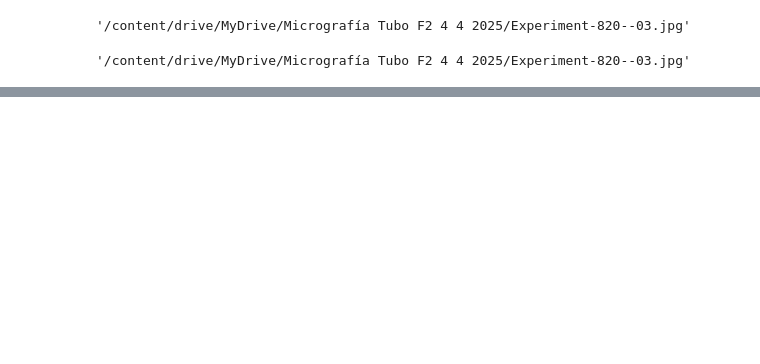
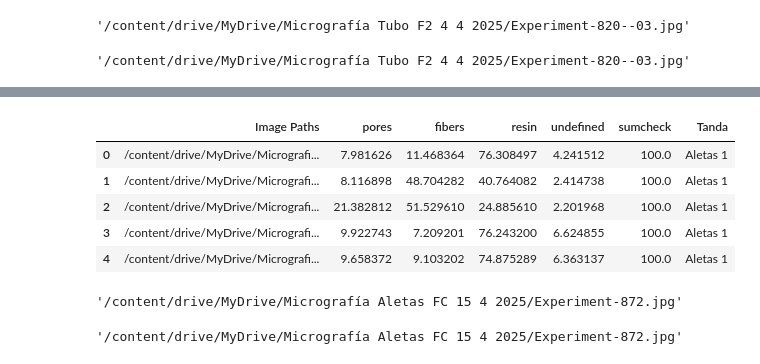
Before and after one commit to ichiP245/micrography-imgpro, a Jupyter notebook: ArchivosEntrega01/Entrega01.ipynb, the cells around one changed output, grey strips where cells are left out. Cells and saved outputs as stored; diff of their text form; code cells hidden in the pictures; blank space fills up the shorter version.

Commit message:
Agregada la lectura de aletas

```diff
--- a/ArchivosEntrega01/Entrega01.ipynb
+++ b/ArchivosEntrega01/Entrega01.ipynb
@@ -539,0 +542,9 @@ list_path_imgs_3[0]
+# %%
+folder_path_aletas = '/content/drive/MyDrive/Micrografía Aletas FC 15 4 2025'
+list_path_aletas = []
+for item_name in os.listdir(folder_path_aletas):
+    item_path = os.path.join(folder_path_aletas, item_name)
+    if os.path.isfile(item_path):
+        list_path_aletas.append(item_path)
+    elif os.path.isdir(item_path):
+        print(f"Directory: {item_name}")
@@ -539,0 +586,10 @@ list_path_imgs_3[0]
+# %%
+list_img_aletas = []
+for img_path in list_path_aletas:
+  if '872' in img_path:
+    # Recortamos la imagen
+    img_aleta = read_and_crop_image(img_path)
+  else:
+    img_aleta = cv2.imread(img_path)
+  img_aleta = cv2.cvtColor(img_aleta, cv2.COLOR_RGB2GRAY)
+  list_img_aletas.append(img_aleta)
@@ -539,0 +604,8 @@ list_path_imgs_3[0]
+# %%
+dict_results_aletas = dict()
+for i in range(len(list_path_aletas)):
+  path_image = list_path_aletas[i]
+  grayscale_image = list_img_aletas[i]
+  perc = getMeResults_bis(grayscale_image, global_parameters)
+  dict_results_aletas[path_image] = perc
+  print(f"Image number {i}: {list_path_aletas[i]} COMPLETED")
@@ -539,0 +630,5 @@ list_path_imgs_3[0]
+# %%
+df_results_aletas = pd.DataFrame(dict_results_aletas).T
+df_results_aletas.reset_index(inplace=True)
+df_results_aletas.rename(columns={'index': 'Image Paths'}, inplace=True)
+df_results_aletas['Tanda'] = 'Aletas 1'
@@ -539,0 +637,17 @@ list_path_imgs_3[0]
+# %%
+df_results_aletas.head()
+# %% [output]
+|  | Image Paths | pores | fibers | resin | undefined | sumcheck | Tanda |
+| 0 | /content/drive/MyDrive/Micrografi... | 7.981626 | 11.468364 | 76.308497 | 4.241512 | 100.0 | Aletas 1 |
+| 1 | /content/drive/MyDrive/Micrografi... | 8.116898 | 48.704282 | 40.764082 | 2.414738 | 100.0 | Aletas 1 |
+| 2 | /content/drive/MyDrive/Micrografi... | 21.382812 | 51.529610 | 24.885610 | 2.201968 | 100.0 | Aletas 1 |
+| 3 | /content/drive/MyDrive/Micrografi... | 9.922743 | 7.209201 | 76.243200 | 6.624855 | 100.0 | Aletas 1 |
+| 4 | /content/drive/MyDrive/Micrografi... | 9.658372 | 9.103202 | 74.875289 | 6.363137 | 100.0 | Aletas 1 |
+# %%
+df_results_aletas['Image Paths'][0]
+# %% [output]
+'/content/drive/MyDrive/Micrografía Aletas FC 15 4 2025/Experiment-872.jpg'
+# %%
+list_path_aletas[0]
+# %% [output]
+'/content/drive/MyDrive/Micrografía Aletas FC 15 4 2025/Experiment-872.jpg'
```
Also changed, not shown: parts of 12 cells of this notebook.
